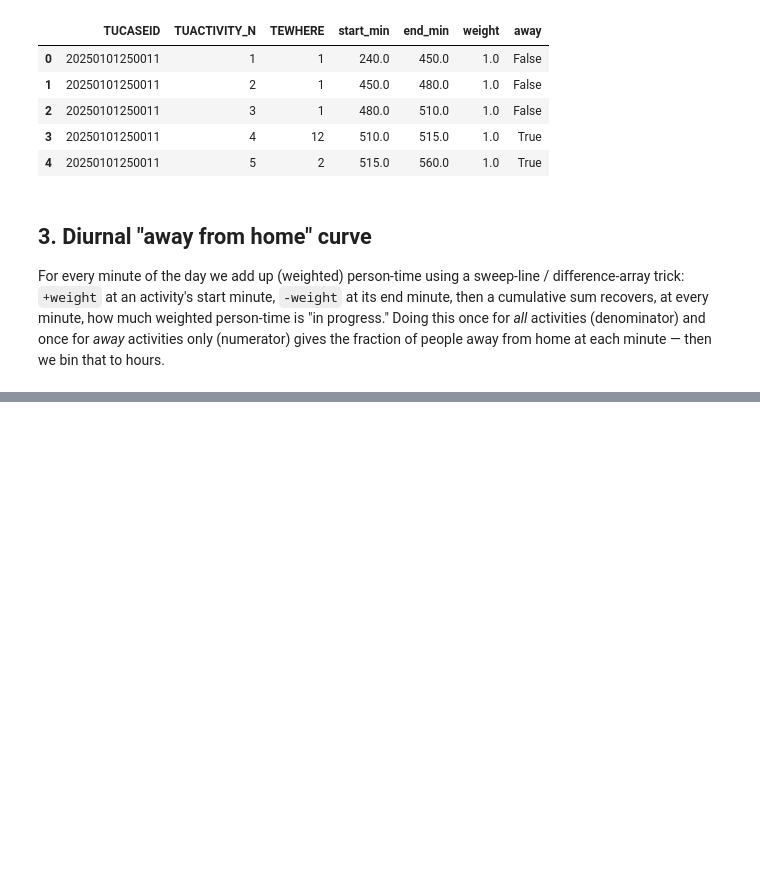
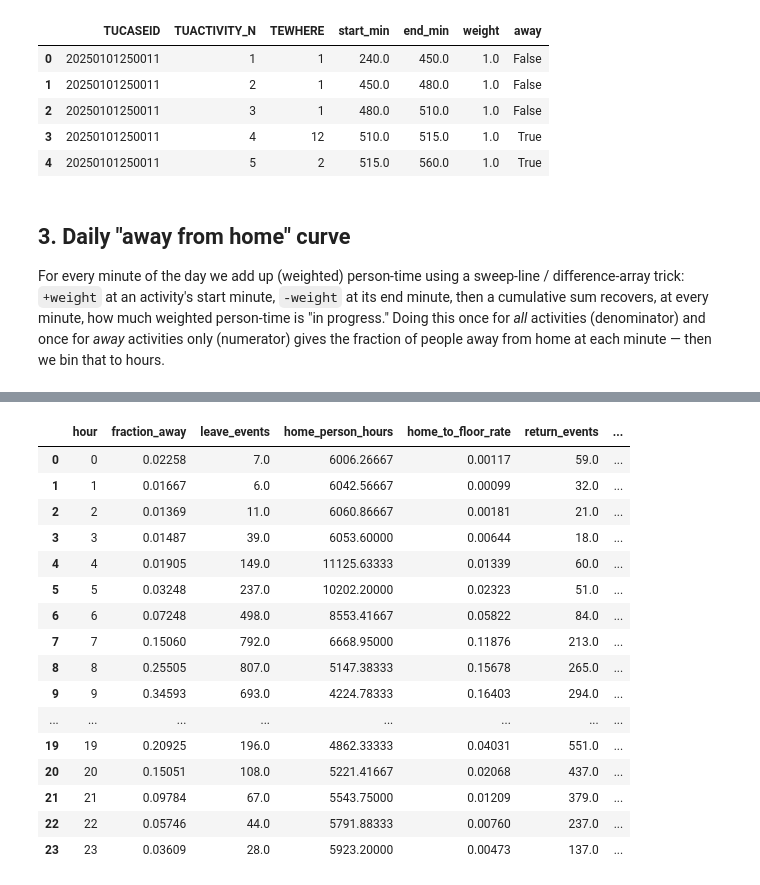
Before and after one commit to amylcarr/game-theory-model, a Jupyter notebook: atus_sun_clock_model.ipynb, the cells around one changed output, grey strips where cells are left out. Drawn from its saved outputs; the diff is of its cells as text; code cells hidden in the pictures; blank space fills up the shorter version.

```diff
--- a/atus_sun_clock_model.ipynb
+++ b/atus_sun_clock_model.ipynb
@@ -216,7 +215,7 @@ Loaded 119,843 activity records from C:/Users/amyyy/Downloads/atusact-2025/atusa
 | 3 | 20250101250011 | 4 | 12 | 510.0 | 515.0 | 1.0 | True |
 | 4 | 20250101250011 | 5 | 2 | 515.0 | 560.0 | 1.0 | True |
 # %% [markdown]
-## 3. Diurnal "away from home" curve
+## 3. Daily "away from home" curve
 
 For every minute of the day we add up (weighted) person-time using a
 sweep-line / difference-array trick: `+weight` at an activity's start
@@ -238,6 +237,7 @@ def sweep_accumulate(df, n_minutes=N_MINUTES_PER_DAY):
 
 total_by_min = sweep_accumulate(activity_df)
 away_by_min = sweep_accumulate(activity_df[activity_df["away"]])
+home_by_min = total_by_min - away_by_min
 frac_away_by_min = np.divide(
     away_by_min, total_by_min,
     out=np.zeros_like(away_by_min), where=total_by_min > 0,
@@ -249,5 +249,56 @@ frac_away_hour = np.array([
     for h in hours
 ])
 
-pd.Series(frac_away_hour, index=hours, name="fraction_away").round(3)
+# Count observed home -> away and away -> home activity transitions by hour.
+ordered = activity_df.sort_values(
+    ["TUCASEID", "start_min", "end_min", "TUACTIVITY_N"]
+).copy()
+ordered["previous_away"] = ordered.groupby("TUCASEID")["away"].shift()
+previous_away = ordered["previous_away"].fillna(False).astype(bool)
+valid_transition = ordered["previous_away"].notna()
+leave_events = ordered[valid_transition & ordered["away"] & ~previous_away]
+return_events = ordered[valid_transition & ~ordered["away"] & previous_away]
+
+leave_events_by_hour = np.zeros(24)
+return_events_by_hour = np.zeros(24)
+np.add.at(
+    leave_events_by_hour,
+    np.floor(leave_events["start_min"].to_numpy() / 60).astype(int).clip(0, 23),
+    leave_events["weight"].to_numpy(dtype=float),
+)
+np.add.at(
+    return_events_by_hour,
+    np.floor(return_events["start_min"].to_numpy() / 60).astype(int).clip(0, 23),
+    return_events["weight"].to_numpy(dtype=float),
+)
+
+home_person_hours_hourly = np.array([
+    home_by_min[h*60:(h+1)*60].sum() / 60.0 for h in hours
+])
+away_person_hours_hourly = np.array([
+    away_by_min[h*60:(h+1)*60].sum() / 60.0 for h in hours
+])
+home_to_floor_rate_hourly = np.divide(
+    leave_events_by_hour,
+    home_person_hours_hourly,
+    out=np.zeros(24),
+    where=home_person_hours_hourly > 0,
+)
+floor_to_home_rate_hourly = np.divide(
+    return_events_by_hour,
+    away_person_hours_hourly,
+    out=np.zeros(24),
+    where=away_person_hours_hourly > 0,
+)
+
+pd.DataFrame({
+    "hour": hours,
+    "fraction_away": frac_away_hour,
+    "leave_events": leave_events_by_hour,
+    "home_person_hours": home_person_hours_hourly,
+    "home_to_floor_rate": home_to_floor_rate_hourly,
+    "return_events": return_events_by_hour,
+    "away_person_hours": away_person_hours_hourly,
+    "floor_to_home_rate": floor_to_home_rate_hourly,
+}).round(5)
 # %% [output]
@@ -271,2 +305,19 @@ Name: fraction_away, dtype: float64
+|  | hour | fraction_away | leave_events | home_person_hours | home_to_floor_rate | return_events | ... |
+| 0 | 0 | 0.02258 | 7.0 | 6006.26667 | 0.00117 | 59.0 | ... |
+| 1 | 1 | 0.01667 | 6.0 | 6042.56667 | 0.00099 | 32.0 | ... |
+| 2 | 2 | 0.01369 | 11.0 | 6060.86667 | 0.00181 | 21.0 | ... |
+| 3 | 3 | 0.01487 | 39.0 | 6053.60000 | 0.00644 | 18.0 | ... |
+| 4 | 4 | 0.01905 | 149.0 | 11125.63333 | 0.01339 | 60.0 | ... |
+| 5 | 5 | 0.03248 | 237.0 | 10202.20000 | 0.02323 | 51.0 | ... |
+| 6 | 6 | 0.07248 | 498.0 | 8553.41667 | 0.05822 | 84.0 | ... |
+| 7 | 7 | 0.15060 | 792.0 | 6668.95000 | 0.11876 | 213.0 | ... |
+| 8 | 8 | 0.25505 | 807.0 | 5147.38333 | 0.15678 | 265.0 | ... |
+| 9 | 9 | 0.34593 | 693.0 | 4224.78333 | 0.16403 | 294.0 | ... |
+| ... | ... | ... | ... | ... | ... | ... | ... |
+| 19 | 19 | 0.20925 | 196.0 | 4862.33333 | 0.04031 | 551.0 | ... |
+| 20 | 20 | 0.15051 | 108.0 | 5221.41667 | 0.02068 | 437.0 | ... |
+| 21 | 21 | 0.09784 | 67.0 | 5543.75000 | 0.01209 | 379.0 | ... |
+| 22 | 22 | 0.05746 | 44.0 | 5791.88333 | 0.00760 | 237.0 | ... |
+| 23 | 23 | 0.03609 | 28.0 | 5923.20000 | 0.00473 | 137.0 | ... |
 # %%
 fig, ax = plt.subplots(figsize=(8, 4))
```
Also changed, not shown: parts of 15 cells of this notebook, 11 other files.
